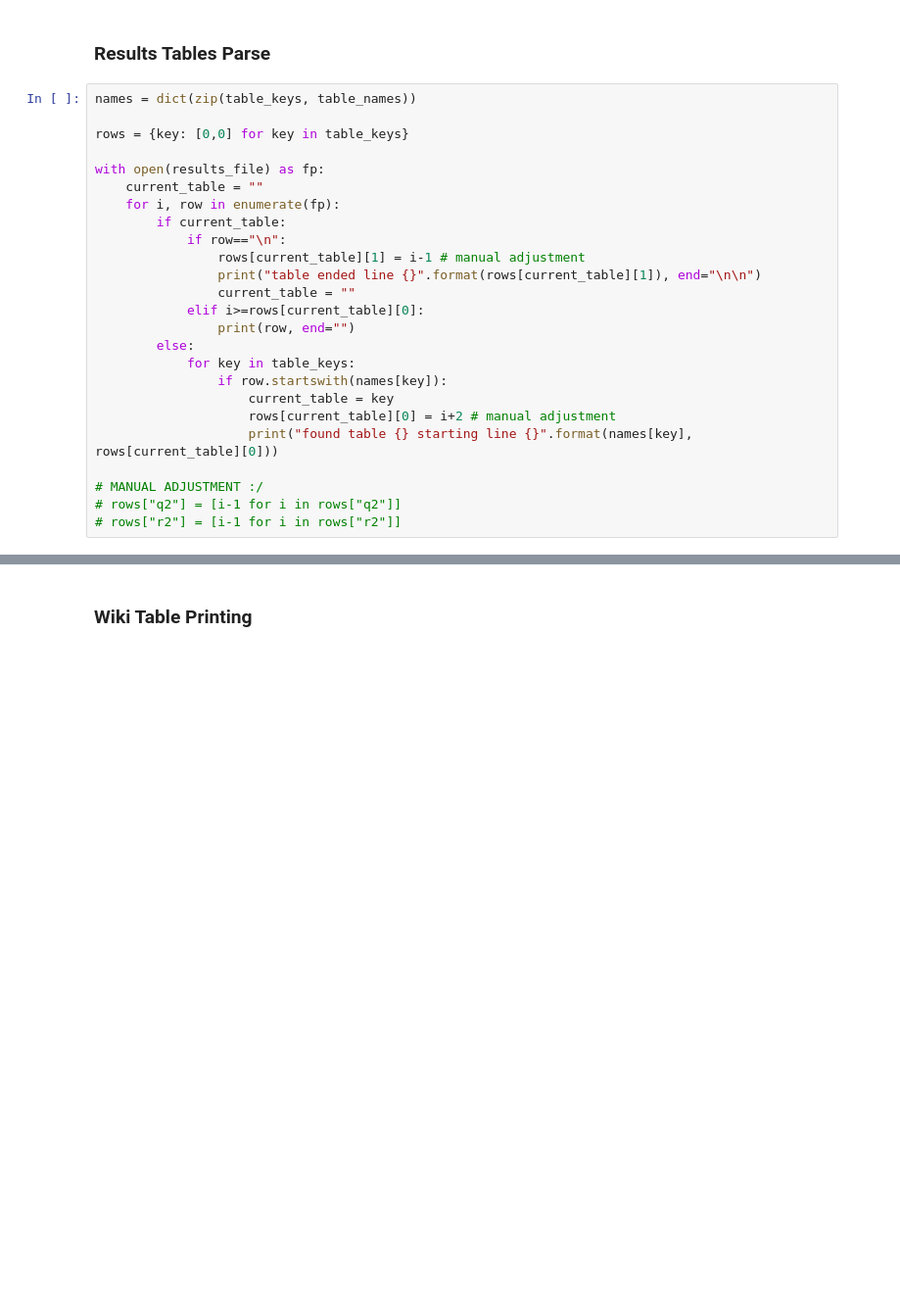
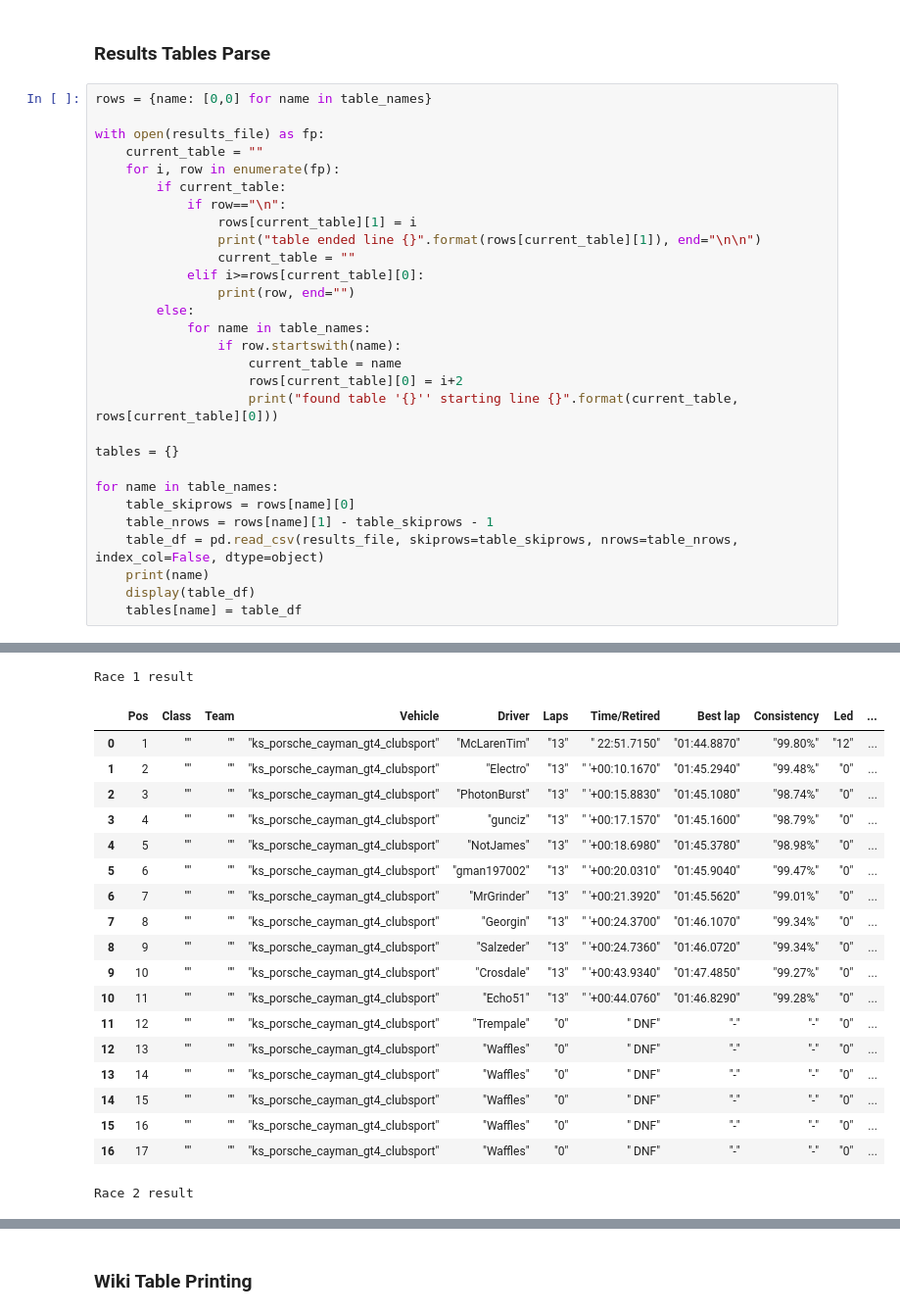
Before and after one commit to denniscfeng/simresults-to-table, a Jupyter notebook: ResultsToTable.ipynb, the cells around one changed output, grey strips where cells are left out. Shown at 98% size. Saved outputs shown, nothing was run; the diff lists cells and outputs as text; blank space fills up the shorter version.

```diff
--- a/ResultsToTable.ipynb
+++ b/ResultsToTable.ipynb
@@ -47,28 +84,32 @@ points_table = pd.read_csv(points_table_file, dtype=object)
 # %% [markdown]
 ### Results Tables Parse
 # %%
-names = dict(zip(table_keys, table_names))
-
-rows = {key: [0,0] for key in table_keys}
+rows = {name: [0,0] for name in table_names}
 
 with open(results_file) as fp:
     current_table = ""
     for i, row in enumerate(fp):
         if current_table:
             if row=="\n":
-                rows[current_table][1] = i-1 # manual adjustment
+                rows[current_table][1] = i
                 print("table ended line {}".format(rows[current_table][1]), end="\n\n")
                 current_table = ""
             elif i>=rows[current_table][0]:
                 print(row, end="")
         else:
-            for key in table_keys:
-                if row.startswith(names[key]):
-                    current_table = key
-                    rows[current_table][0] = i+2 # manual adjustment
-                    print("found table {} starting line {}".format(names[key], rows[current_table][0]))
+            for name in table_names:
+                if row.startswith(name):
+                    current_table = name
+                    rows[current_table][0] = i+2
+                    print("found table '{}'' starting line {}".format(current_table, rows[current_table][0]))
 
-# MANUAL ADJUSTMENT :/
-# rows["q2"] = [i-1 for i in rows["q2"]]
-# rows["r2"] = [i-1 for i in rows["r2"]]
+tables = {}
+
+for name in table_names:
+    table_skiprows = rows[name][0]
+    table_nrows = rows[name][1] - table_skiprows - 1
+    table_df = pd.read_csv(results_file, skiprows=table_skiprows, nrows=table_nrows, index_col=False, dtype=object)
+    print(name)
+    display(table_df)
+    tables[name] = table_df
 # %% [output]
@@ -91,0 +150,20 @@ table ended line 760
+Race 1 result
+|  | Pos | Class | Team | Vehicle | Driver | Laps | Time/Retired | Best lap | Consistency | Led | ... |
+| 0 | 1 | "" | "" | "ks_porsche_cayman_gt4_clubsport" | "McLarenTim" | "13" | " 22:51.7150" | "01:44.8870" | "99.80%" | "12" | ... |
+| 1 | 2 | "" | "" | "ks_porsche_cayman_gt4_clubsport" | "Electro" | "13" | " '+00:10.1670" | "01:45.2940" | "99.48%" | "0" | ... |
+| 2 | 3 | "" | "" | "ks_porsche_cayman_gt4_clubsport" | "PhotonBurst" | "13" | " '+00:15.8830" | "01:45.1080" | "98.74%" | "0" | ... |
+| 3 | 4 | "" | "" | "ks_porsche_cayman_gt4_clubsport" | "gunciz" | "13" | " '+00:17.1570" | "01:45.1600" | "98.79%" | "0" | ... |
+| 4 | 5 | "" | "" | "ks_porsche_cayman_gt4_clubsport" | "NotJames" | "13" | " '+00:18.6980" | "01:45.3780" | "98.98%" | "0" | ... |
+| 5 | 6 | "" | "" | "ks_porsche_cayman_gt4_clubsport" | "gman197002" | "13" | " '+00:20.0310" | "01:45.9040" | "99.47%" | "0" | ... |
+| 6 | 7 | "" | "" | "ks_porsche_cayman_gt4_clubsport" | "MrGrinder" | "13" | " '+00:21.3920" | "01:45.5620" | "99.01%" | "0" | ... |
+| 7 | 8 | "" | "" | "ks_porsche_cayman_gt4_clubsport" | "Georgin" | "13" | " '+00:24.3700" | "01:46.1070" | "99.34%" | "0" | ... |
+| 8 | 9 | "" | "" | "ks_porsche_cayman_gt4_clubsport" | "Salzeder" | "13" | " '+00:24.7360" | "01:46.0720" | "99.34%" | "0" | ... |
+| 9 | 10 | "" | "" | "ks_porsche_cayman_gt4_clubsport" | "Crosdale" | "13" | " '+00:43.9340" | "01:47.4850" | "99.27%" | "0" | ... |
+| 10 | 11 | "" | "" | "ks_porsche_cayman_gt4_clubsport" | "Echo51" | "13" | " '+00:44.0760" | "01:46.8290" | "99.28%" | "0" | ... |
+| 11 | 12 | "" | "" | "ks_porsche_cayman_gt4_clubsport" | "Trempale" | "0" | " DNF" | "-" | "-" | "0" | ... |
+| 12 | 13 | "" | "" | "ks_porsche_cayman_gt4_clubsport" | "Waffles" | "0" | " DNF" | "-" | "-" | "0" | ... |
+| 13 | 14 | "" | "" | "ks_porsche_cayman_gt4_clubsport" | "Waffles" | "0" | " DNF" | "-" | "-" | "0" | ... |
+| 14 | 15 | "" | "" | "ks_porsche_cayman_gt4_clubsport" | "Waffles" | "0" | " DNF" | "-" | "-" | "0" | ... |
+| 15 | 16 | "" | "" | "ks_porsche_cayman_gt4_clubsport" | "Waffles" | "0" | " DNF" | "-" | "-" | "0" | ... |
+| 16 | 17 | "" | "" | "ks_porsche_cayman_gt4_clubsport" | "Waffles" | "0" | " DNF" | "-" | "-" | "0" | ... |
+Race 2 result
```
Also changed, not shown: parts of 10 cells of this notebook.
